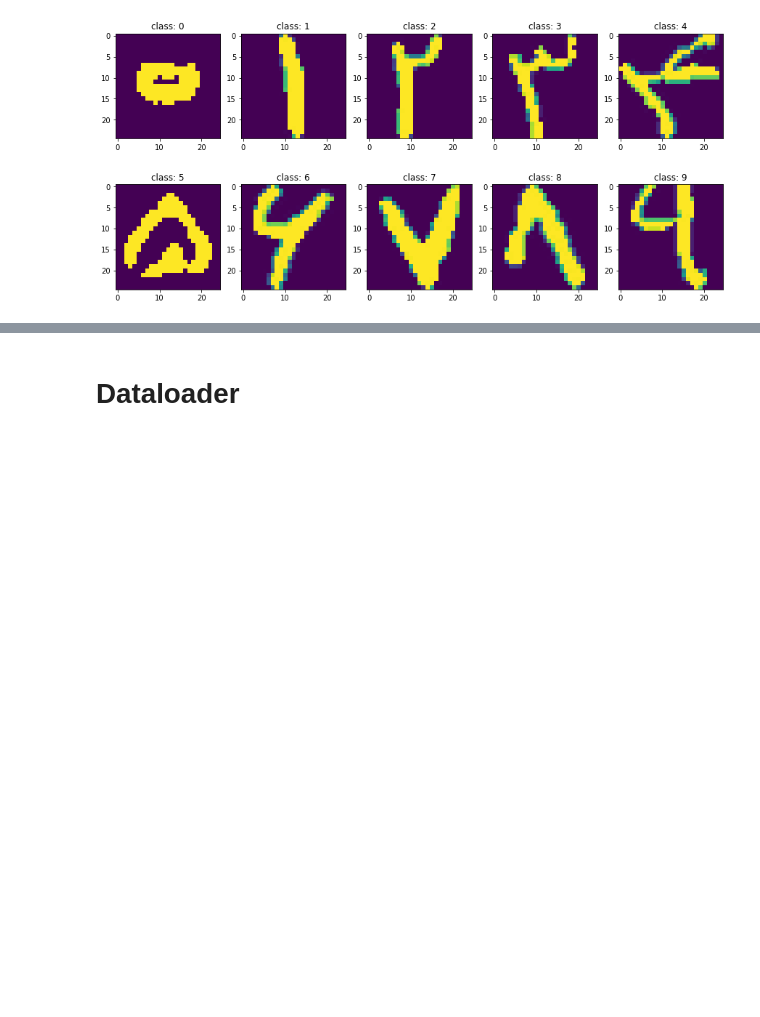
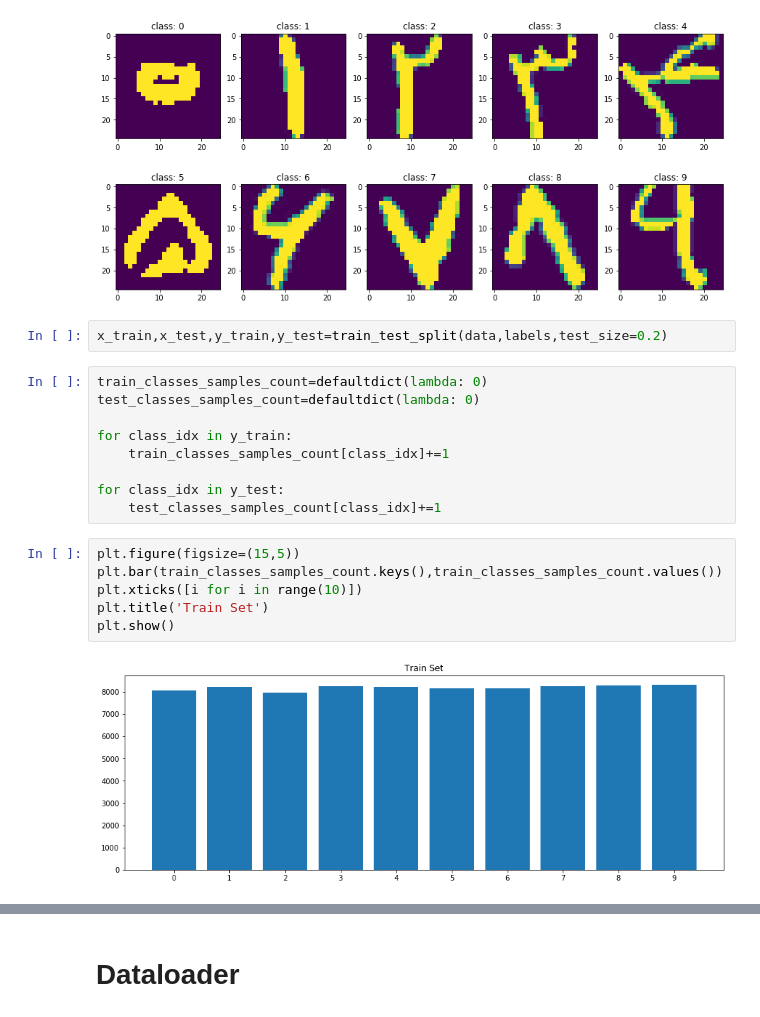
Before and after one commit to daniyalmaroufi/AI_Course, a Jupyter notebook: CA5/AI-CA5-P1.ipynb, the cells around one changed output, grey strips where cells are left out. Drawn from its saved outputs; the diff is of its cells as text; blank space fills up the shorter version.

Commit message:
CA5 added the histogram of the training and test set

```diff
--- a/CA5/AI-CA5-P1.ipynb
+++ b/CA5/AI-CA5-P1.ipynb
@@ -83,3 +83,22 @@ for class_idx in range(10):
 plt.show()
 # %% [output]
 [figure]
+# %%
+x_train,x_test,y_train,y_test=train_test_split(data,labels,test_size=0.2)
+# %%
+train_classes_samples_count=defaultdict(lambda: 0)
+test_classes_samples_count=defaultdict(lambda: 0)
+
+for class_idx in y_train:
+    train_classes_samples_count[class_idx]+=1
+
+for class_idx in y_test:
+    test_classes_samples_count[class_idx]+=1
+# %%
+plt.figure(figsize=(15,5))
+plt.bar(train_classes_samples_count.keys(),train_classes_samples_count.values())
+plt.xticks([i for i in range(10)])
+plt.title('Train Set')
+plt.show()
+# %% [output]
+[figure, added]
```
Also changed, not shown: parts of 2 cells of this notebook.
